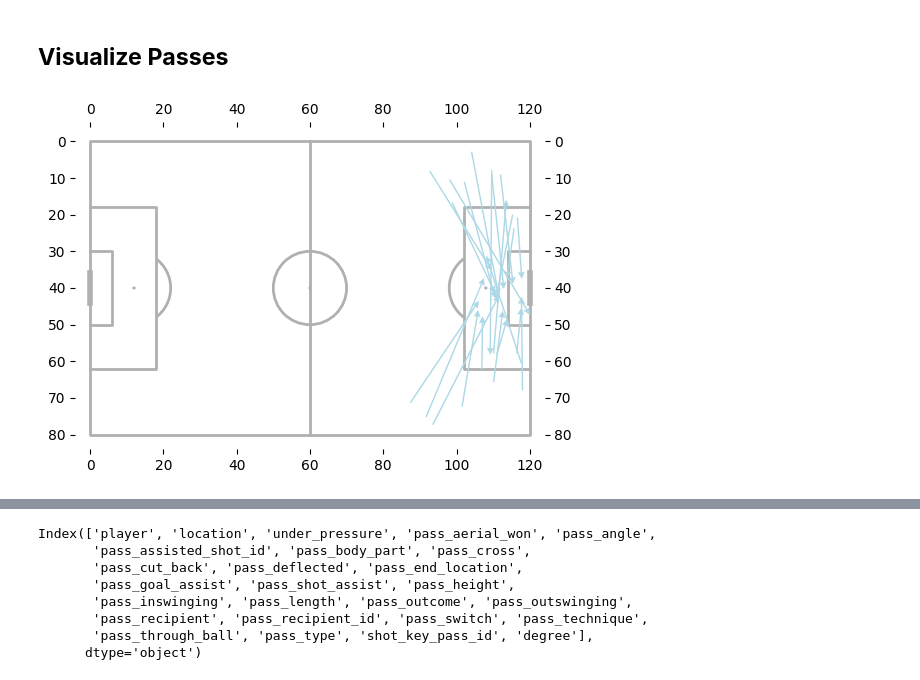
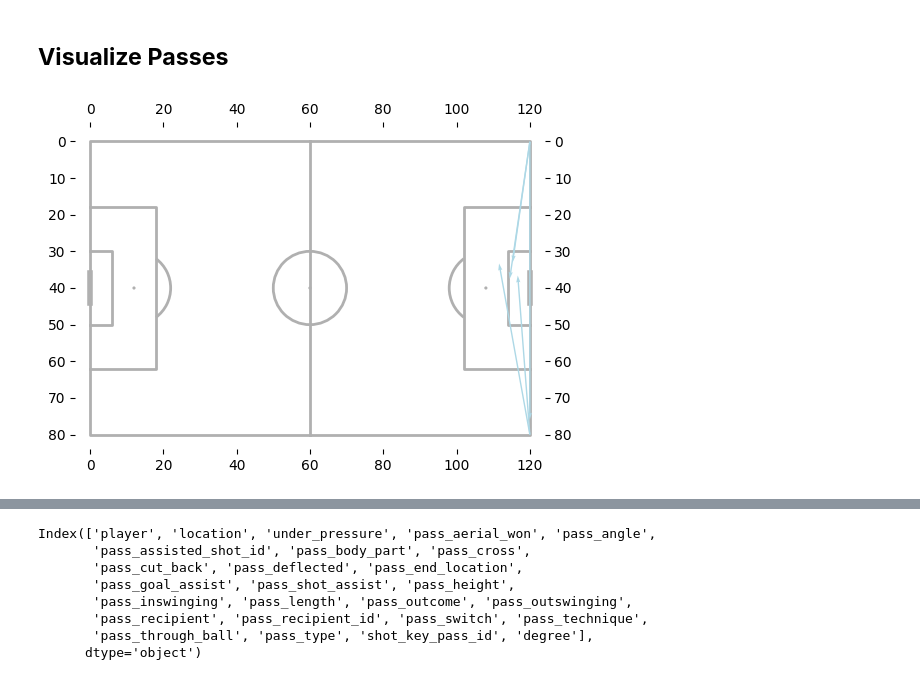
Before and after one commit to allorenz/football-player-similarity, a Jupyter notebook: src/passing.ipynb, the cells around one changed output, grey strips where cells are left out. Drawn from its saved outputs; the diff is of its cells as text; code cells hidden in the pictures.

```diff
--- a/src/passing.ipynb
+++ b/src/passing.ipynb
@@ -96,6 +99,6 @@ def load_event_data(match=False):
         print(df.shape, df.columns)
         return df
 
-MATCH=False
+MATCH=True
 df = load_event_data(match=MATCH)
 # %% [output]
@@ -343,7 +343,7 @@ def player_pressure_grouping(df):
     df_with_flags['end_in_edge_box'] = df['pass_end_location'].apply(is_in_edge_of_the_box)
 
     # Pass type flags
-    df_with_flags['is_completed'] = df['pass_outcome'].apply(is_pass_completed)
+    df_with_flags['is_completed'] = df['pass_outcome'].isna()
     df_with_flags['is_vertical'] = df['pass_angle'].apply(is_vertical_pass)
     df_with_flags['is_horizontal'] = df['pass_angle'].apply(is_horizontal_pass)
     df_with_flags['is_backward'] = df['pass_angle'].apply(is_backward_pass)
@@ -353,6 +353,7 @@ def player_pressure_grouping(df):
     df_with_flags['is_switch'] = df['pass_switch'] == True
     df_with_flags['is_cross'] = df['pass_cross'] == True
     df_with_flags['is_cut_back'] = df['pass_cut_back'] == True
+    df_with_flags['is_through_ball'] = df['pass_technique'] == "Through Ball"
 
     # Pass length categories
     df_with_flags['is_short'] = (df['pass_length'] >= 5) & (df['pass_length'] <= 15)
@@ -374,7 +375,7 @@ def player_pressure_grouping(df):
     df_with_flags['into_box_not_from_box_completed'] = df_with_flags['into_box_not_from_box'] & df_with_flags['is_completed']
     df_with_flags['into_edge_box_not_from_edge_box'] = df_with_flags['end_in_edge_box'] & ~df_with_flags['is_in_edge_box']
     df_with_flags['into_edge_box_not_from_edge_box_completed'] = df_with_flags['into_edge_box_not_from_edge_box'] & df_with_flags['is_completed']
-
+    df_with_flags['is_through_ball_and_completed'] = (df_with_flags['is_through_ball']) & (df_with_flags['is_completed'])
 
     df_with_flags['within_attacking_third'] = df_with_flags['is_attacking_third'] & df_with_flags['end_attacking_third']
     df_with_flags['within_attacking_third_completed'] = df_with_flags['within_attacking_third'] & df_with_flags['is_completed']
@@ -427,6 +428,8 @@ def player_pressure_grouping(df):
         passes_into_goal_area=("end_in_goal_area", "sum"),
         passes_into_edge_of_the_box=("into_edge_box_not_from_edge_box", "sum"),
         passes_into_edge_of_the_box_completed=("into_edge_box_not_from_edge_box", "sum"),
+        passes_cuts_last_line_of_defence=("is_through_ball", "sum"),
+        passes_cuts_last_line_of_defence_completed=("is_through_ball_and_completed", "sum"),
         passes_within_attacking_third=("within_attacking_third", "sum"),
         passes_within_attacking_third_completed=("within_attacking_third_completed", "sum"),
         passes_total_distance=("pass_length", "sum"),
@@ -550,16 +559,19 @@ calculation_pairs = [
         ("up_passes_within_attacking_third_completed","up_passes_within_attacking_third", "up_pass_accuracy_within_attacking_third"),
         ("passes_shot_assist", "passes_progressive", "pass_progressive_lead_to_shot_%" ),
         ("passes_goal_assist", "passes_progressive", "pass_progressive_lead_to_goal_%" ),
-        ("passes_total_distance", "passes_total", "pass_mean_distance")
+        ("passes_total_distance", "passes_total", "pass_mean_distance"),
+        ("passes_cuts_last_line_of_defence","passes_cuts_last_line_of_defence_completed", "pass_accuracy_cuts_last_line_of_defence")
 
     ]
 
-new_cols = ["player",'passes_completed']
+only_for_printing = ["player",'passes_completed']
+calculated_cols=[]
 
 for a, b, c in calculation_pairs:
     player_stats[c] = (player_stats[f'{a}'] / player_stats[f'{b}']).round(3)
-    new_cols.append(c)
+    only_for_printing.append(c)
+    calculated_cols.append(c)
 
-player_stats[new_cols]
+player_stats[only_for_printing]
 # %% [output]
 |  | player | passes_completed | pass_accuracy | up_pass_accuracy | pass_accuracy_progressive | ... |
@@ -893,35 +930,40 @@ passing = df.loc[(df["pass_angle"].apply(is_ball_moving_vertical)) &  (df["pass_
 # cut_back_into_edge_of_the_box
 passing = df.loc[(df["pass_cut_back"] == True) & (df["pass_end_location"].apply(is_in_edge_of_the_box)), :] # (df["pass_cut_back"] == True)
 
+# GCA - pass that cuts last line of defence completed
+passing = df.loc[ (df["pass_technique"] == "Through Ball") &  df["pass_outcome"].apply(is_pass_completed) , :]
 
 """
 
 # GCA - deep (long) low vertical pass from middle third into penalty area   (except corners)
-passing = df.loc[ df["pass_cross"] == True , :]
+passing = df.loc[ (df["pass_technique"] == "Inswinging") , :]
 
 if MATCH:
     start_location = np.vstack([passes for passes in passing["location"]])
     end_location = np.vstack([passes for passes in passing["pass_end_location"]])
 
 else:
     start_location = np.vstack([literal_eval(passes) for passes in passing["location"]])
     end_location = np.vstack([literal_eval(passes) for passes in passing["pass_end_location"]])
 
 # Calculate the change in x and y (vector direction)
 dx = end_location[:, 0] - start_location[:, 0]  # difference in x (end_x - start_x)
 dy = end_location[:, 1] - start_location[:, 1]  # difference in y (end_y - start_y)
 
 # Draw pitch
 pitch = Pitch(label=True, tick=True)
 fig, ax = pitch.draw(figsize=(8, 4))
 
 # Plot arrows using ax.quiver (from start_location to end_location)
-ax.quiver(
+
+pitch.arrows(start_location[:, 0], start_location[:, 1], end_location[:, 0], end_location[:, 1]
+             ,ax=ax, width=1, zorder=2,color='lightblue')
+"""ax.quiver(
     start_location[:, 0], start_location[:, 1],  # starting points (x, y)
     dx, dy,  # vector components (dx, dy)
     color='lightblue', scale_units='xy', angles='xy', scale=1, width=0.003, headlength=5, headwidth=5, zorder=5
-)
+)"""
 
 plt.show()
 # %% [output]
-[figure, old version]
+[figure, new version]
```
Also changed, not shown: parts of 7 cells of this notebook, 4 other files.
